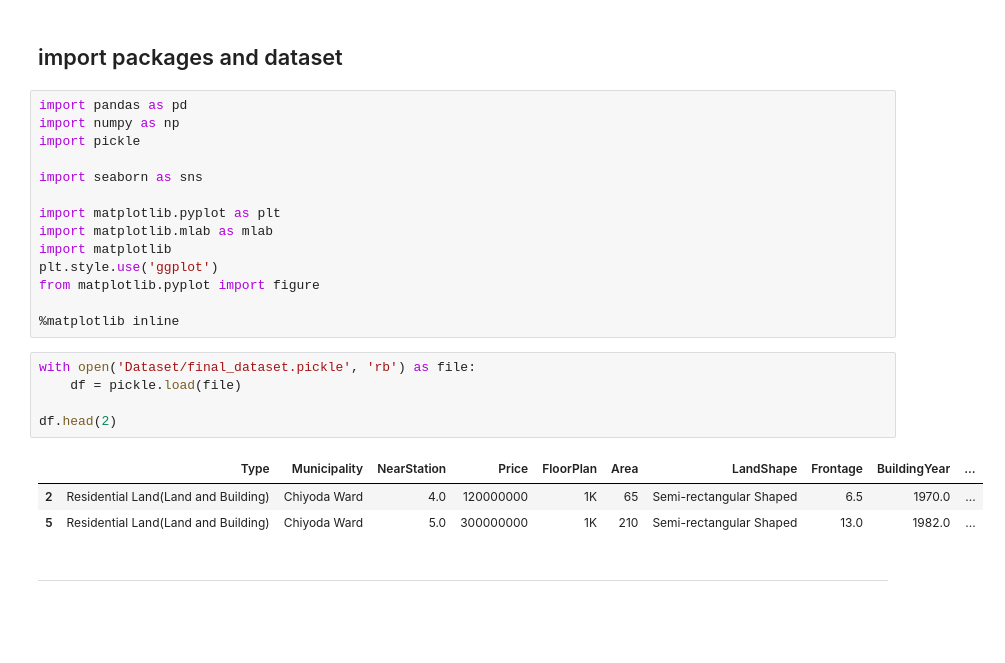
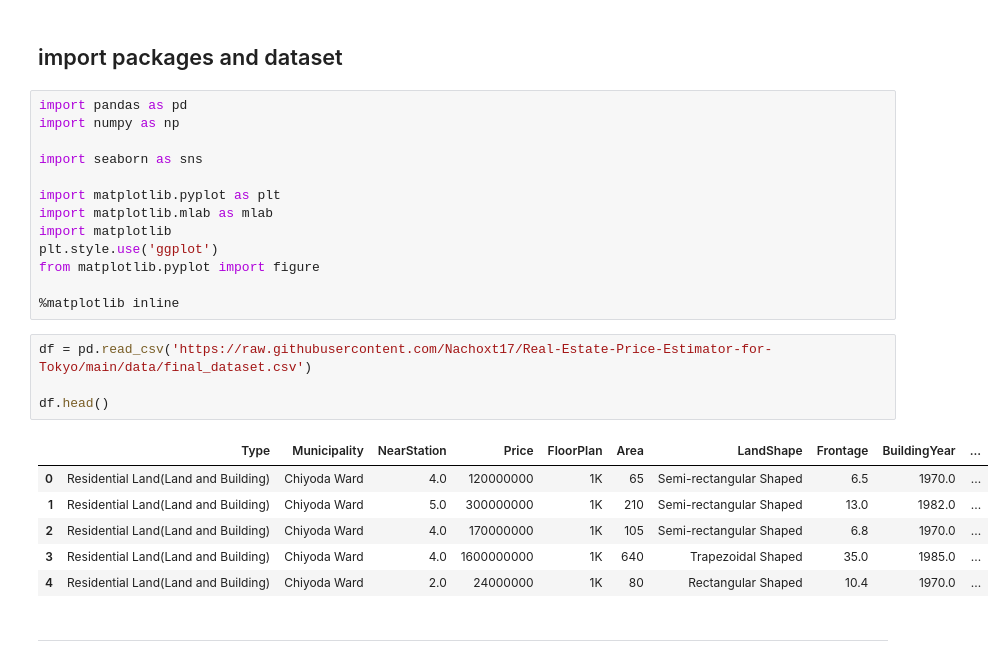
Before and after one commit to Nachoxt17/Real-Estate-Price-Estimator-for-Tokyo, a Jupyter notebook: 03_Correlation_Analysis.ipynb, the cells around one changed output. Cells and saved outputs as stored; diff of their text form; blank space fills up the shorter version.

```diff
--- a/03_Correlation_Analysis.ipynb
+++ b/03_Correlation_Analysis.ipynb
@@ -3,7 +3,6 @@
 # %%
 import pandas as pd
 import numpy as np
-import pickle
 
 import seaborn as sns
 
@@ -15,14 +14,16 @@ from matplotlib.pyplot import figure
 
 %matplotlib inline
 # %%
-with open('Dataset/final_dataset.pickle', 'rb') as file:
-    df = pickle.load(file)
+df = pd.read_csv('https://raw.githubusercontent.com/Nachoxt17/Real-Estate-Price-Estimator-for-Tokyo/main/data/final_dataset.csv')
 
-df.head(2)
+df.head()
 # %% [output]
 |  | Type | Municipality | NearStation | Price | FloorPlan | Area | LandShape | Frontage | BuildingYear | ... |
-| 2 | Residential Land(Land and Building) | Chiyoda Ward | 4.0 | 120000000 | 1K | 65 | Semi-rectangular Shaped | 6.5 | 1970.0 | ... |
-| 5 | Residential Land(Land and Building) | Chiyoda Ward | 5.0 | 300000000 | 1K | 210 | Semi-rectangular Shaped | 13.0 | 1982.0 | ... |
+| 0 | Residential Land(Land and Building) | Chiyoda Ward | 4.0 | 120000000 | 1K | 65 | Semi-rectangular Shaped | 6.5 | 1970.0 | ... |
+| 1 | Residential Land(Land and Building) | Chiyoda Ward | 5.0 | 300000000 | 1K | 210 | Semi-rectangular Shaped | 13.0 | 1982.0 | ... |
+| 2 | Residential Land(Land and Building) | Chiyoda Ward | 4.0 | 170000000 | 1K | 105 | Semi-rectangular Shaped | 6.8 | 1970.0 | ... |
+| 3 | Residential Land(Land and Building) | Chiyoda Ward | 4.0 | 1600000000 | 1K | 640 | Trapezoidal Shaped | 35.0 | 1985.0 | ... |
+| 4 | Residential Land(Land and Building) | Chiyoda Ward | 2.0 | 24000000 | 1K | 80 | Rectangular Shaped | 10.4 | 1970.0 | ... |
 # %% [markdown]
 <hr>
 # %% [markdown]
```
Also changed, not shown: parts of 1 cell of this notebook.
